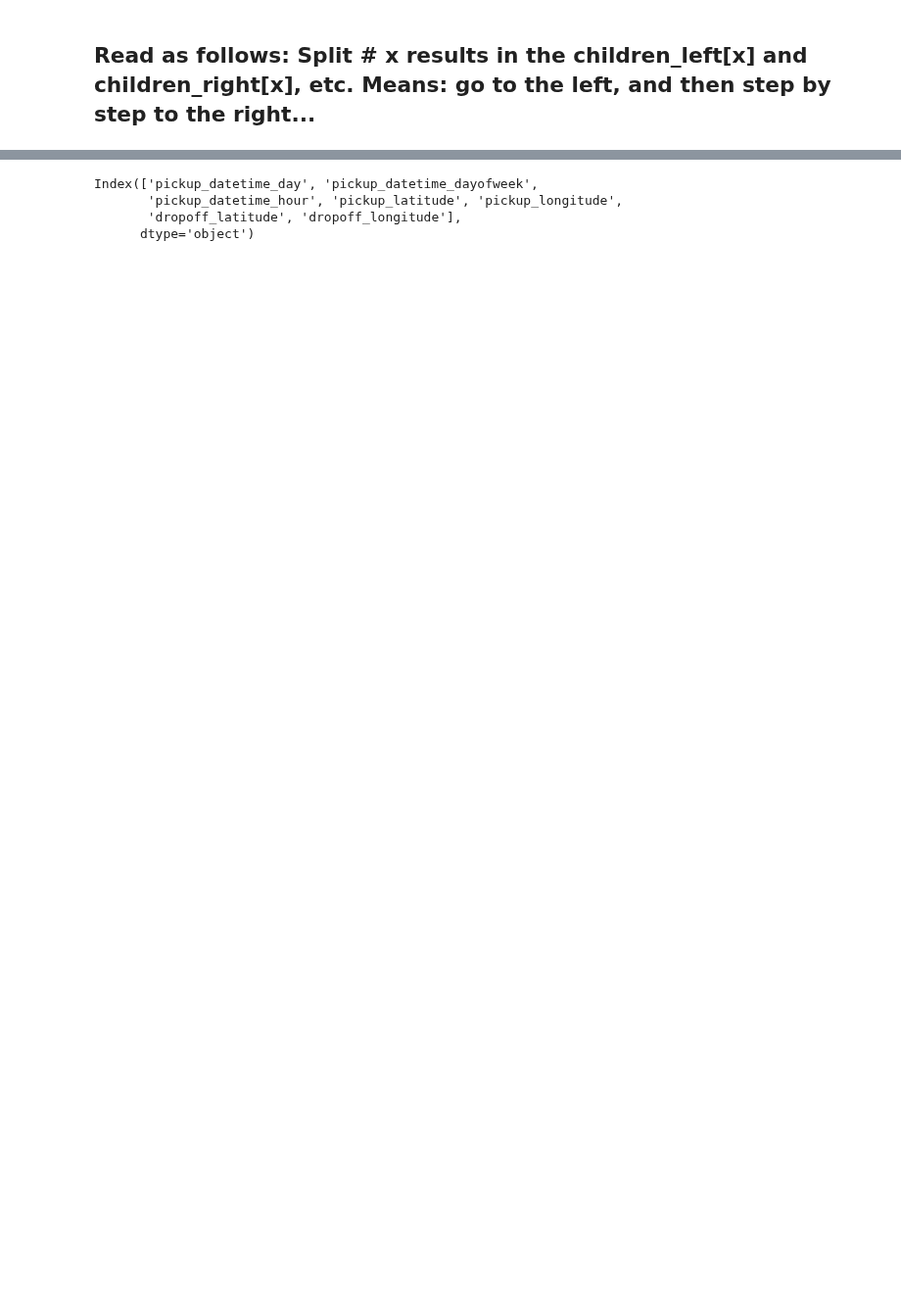
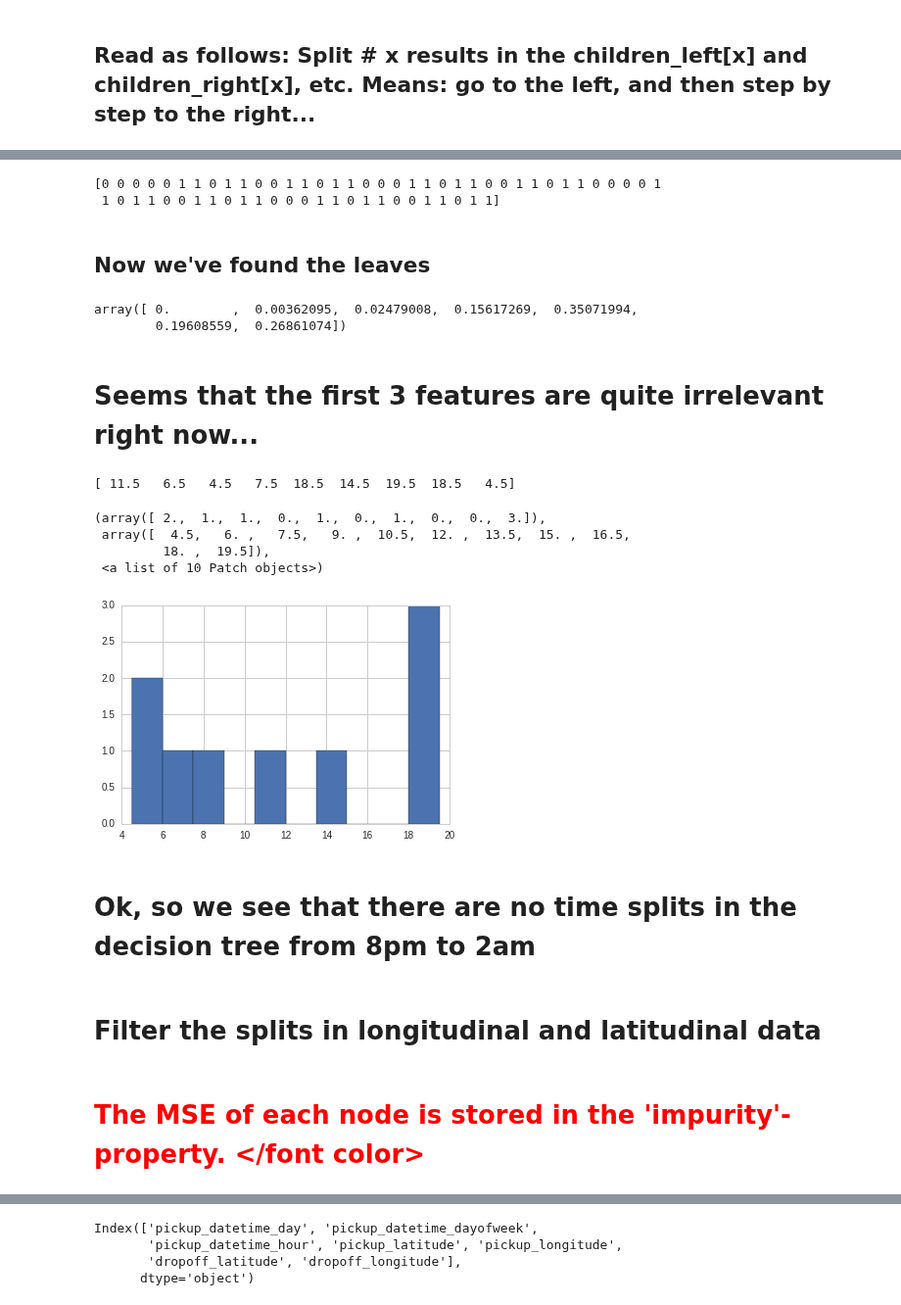
Before and after one commit to nikhase/nyc-taxi, a Jupyter notebook: weeklyAnalysis.ipynb, the cells around one changed output, grey strips where cells are left out. Shown at 98% size. Drawn from its saved outputs; the diff is of its cells as text; code cells hidden in the pictures; blank space fills up the shorter version.

```diff
--- a/weeklyAnalysis.ipynb
+++ b/weeklyAnalysis.ipynb
@@ -911,0 +920,37 @@ regtree.tree_.value #array of nodes values
+# %%
+leaves = regtree.tree_.children_left*regtree.tree_.children_right
+for idx, a in enumerate(leaves):
+    if a==1:
+        x=1# do nothing
+    else:
+        leaves[idx] = 0
+print(leaves)
+# %% [output]
+[0 0 0 0 0 1 1 0 1 1 0 0 1 1 0 1 1 0 0 0 1 1 0 1 1 0 0 1 1 0 1 1 0 0 0 0 1
+ 1 0 1 1 0 0 1 1 0 1 1 0 0 0 1 1 0 1 1 0 0 1 1 0 1 1]
+# %% [markdown]
+## Now we've found the leaves
+# %%
+regtree.tree_.compute_feature_importances()
+# %% [output]
+array([ 0.        ,  0.00362095,  0.02479008,  0.15617269,  0.35071994,
+        0.19608559,  0.26861074])
+# %% [markdown]
+# Seems that the first 3 features are quite irrelevant right now...
+# %%
+splits = regtree.tree_.threshold
+# %%
+time_splits = splits[(splits>=0) & (splits<=24)]
+print(time_splits)
+plt.hist(time_splits)
+# %% [output]
+[ 11.5   6.5   4.5   7.5  18.5  14.5  19.5  18.5   4.5]
+(array([ 2.,  1.,  1.,  0.,  1.,  0.,  1.,  0.,  0.,  3.]),
+ array([  4.5,   6. ,   7.5,   9. ,  10.5,  12. ,  13.5,  15. ,  16.5,
+         18. ,  19.5]),
+ <a list of 10 Patch objects>)
+[figure, added]
+# %% [markdown]
+# Ok, so we see that there are no time splits in the decision tree from 8pm to 2am
+# %% [markdown]
+# Filter the splits in longitudinal and latitudinal data
@@ -911,0 +960,2 @@ regtree.tree_.value #array of nodes values
+# %% [markdown]
+# <font color = 'red'> The MSE of each node is stored in the 'impurity'-property. </font color>
```
Also changed, not shown: parts of 22 cells of this notebook, 1 other file.
